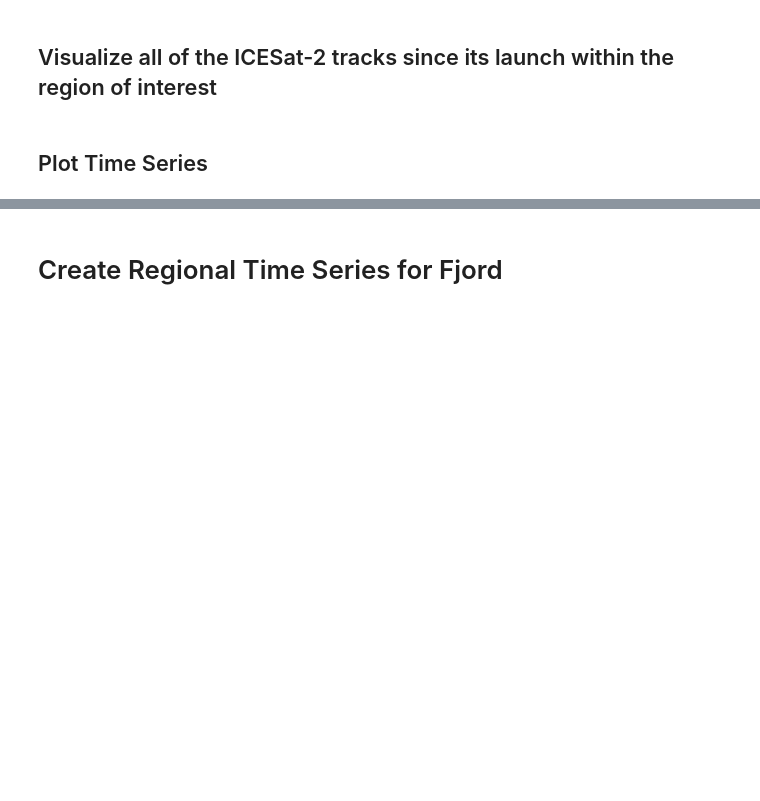
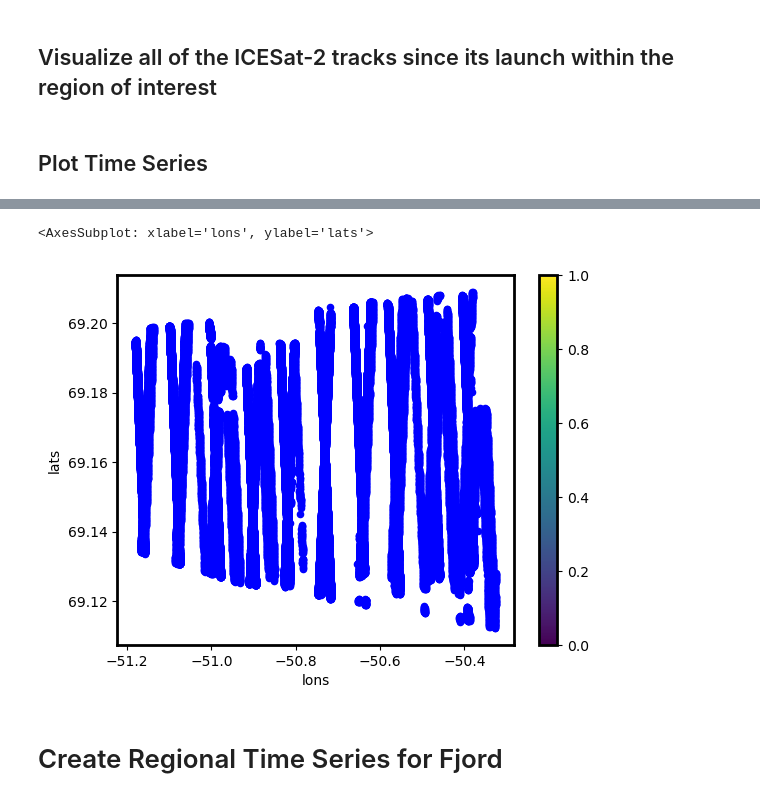
Before and after one commit to tparker1/icemelange, a Jupyter notebook: notebooks/icemelange_timeseries.ipynb, the cells around one changed output, grey strips where cells are left out. Drawn from its saved outputs; the diff is of its cells as text; code cells hidden in the pictures; blank space fills up the shorter version.

```diff
--- a/notebooks/icemelange_timeseries.ipynb
+++ b/notebooks/icemelange_timeseries.ipynb
@@ -185,3 +181,12 @@ plt.show()
+# %%
+is2_df['lons'] = is2_df['geometry'].geometry.x
+is2_df['lats'] = is2_df['geometry'].geometry.y
+# %%
+is2_df.plot(x="lons", y="lats", kind="scatter", c="b",
+        colormap="YlOrRd")
+# %% [output]
+<AxesSubplot: xlabel='lons', ylabel='lats'>
+[figure, added]
 # %% [markdown]
 # Create Regional Time Series for Fjord
 # %% [markdown]
```
Also changed, not shown: parts of 19 cells of this notebook.
